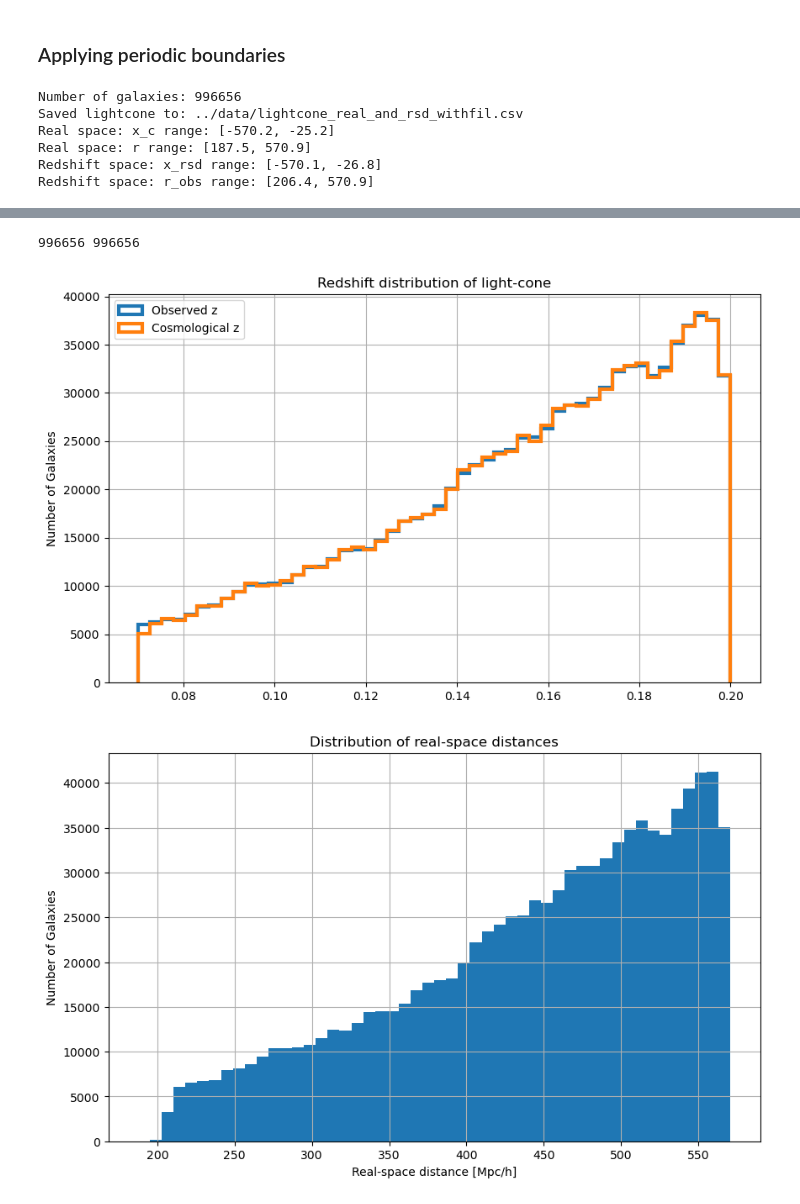
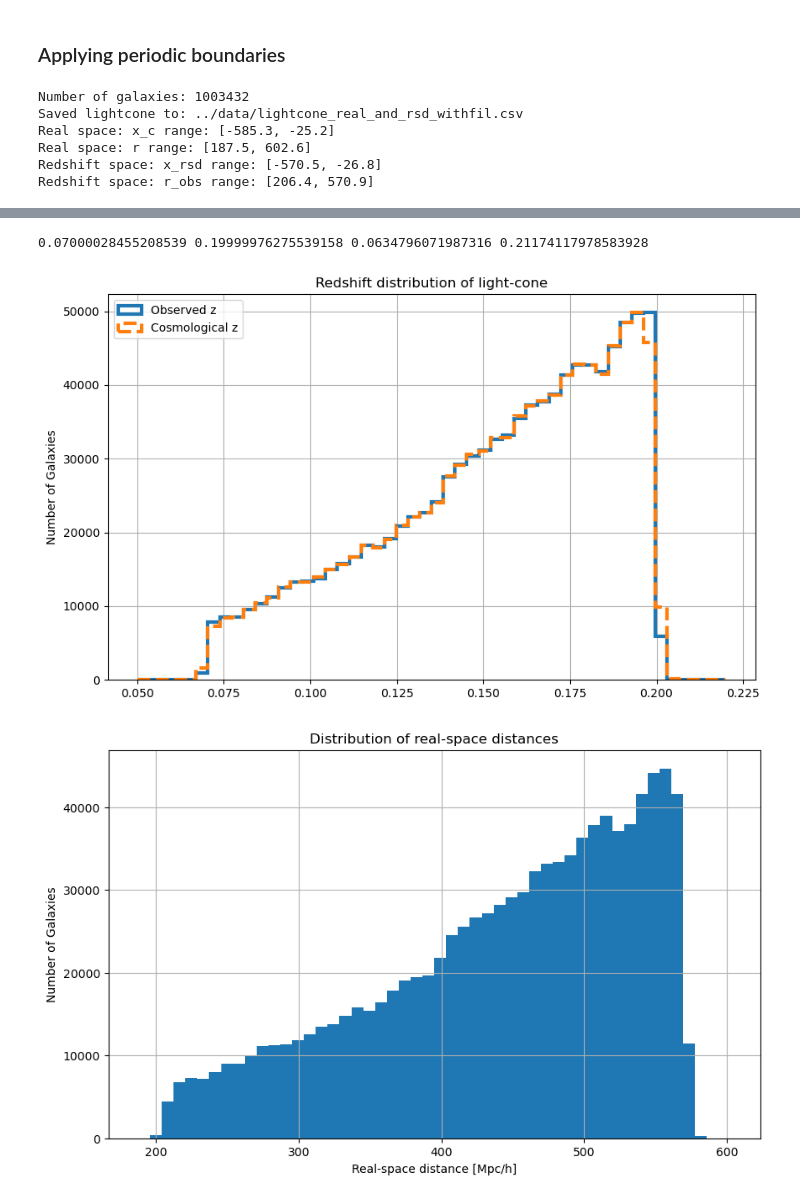
Before and after one commit to FedeDavilaKurban/filbao-md, a Jupyter notebook: lightcone_testing.ipynb, the cells around one changed output, grey strips where cells are left out. Drawn from its saved outputs; the diff is of its cells as text; code cells hidden in the pictures.

Commit message:
master code for lightcone/box analysis

```diff
--- a/lightcone_testing.ipynb
+++ b/lightcone_testing.ipynb
@@ -778,6 +778,7 @@ mask_pix = counts >= min_rand
 # 2. Process galaxy file in chunks with periodic tiling
 # ============================================================
 main_cols = ['x', 'y', 'z', 'vx', 'vy', 'vz', 'magstarsdssr']
+# Use int64 for ID to keep exact values
 dtype_main = {col: 'float32' for col in main_cols}
 
 df_fil = pd.read_csv("../data/mock_withfilament.csv", usecols=['dfil'])
@@ -796,7 +797,7 @@ r_to_z = interp1d(r_grid, z_grid, bounds_error=False, fill_value="extrapolate")
 c = 3e5  # km/s
 
 # Maximum distance to consider (from z=0.2, safe upper bound)
-z_max = 0.2
+z_max = 0.22
 R_max = cosmo.comoving_distance(z_max).value   # Mpc/h
 
 # Precompute all possible box shifts (only -1,0,1 because R_max < L)
@@ -868,8 +869,7 @@ for chunk in pd.read_csv("../data/to_mock.csv",
         z_flat = z_shifted.flatten()[flat_valid]
         r_flat = r.flatten()[flat_valid]
 
-        # Map each flat entry back to its original galaxy (for velocities, magnitudes, distances)
-        # Galaxy indices repeat every n_copies
+        # Map each flat entry back to its original galaxy (for velocities, magnitudes, distances, and ID)
         gal_idx = np.tile(np.arange(len(xc_b)), n_copies)[flat_valid]
         vx_flat = vx_b[gal_idx]
         vy_flat = vy_b[gal_idx]
@@ -899,6 +899,7 @@ for chunk in pd.read_csv("../data/to_mock.csv",
         if not np.any(mask_z_mag):
             continue
 
+        # Apply mask to all arrays
         x_flat = x_flat[mask_z_mag]
         y_flat = y_flat[mask_z_mag]
         z_flat = z_flat[mask_z_mag]
@@ -919,6 +920,7 @@ for chunk in pd.read_csv("../data/to_mock.csv",
         if not np.any(mask_ang):
             continue
 
+        # Apply angular mask
         x_flat = x_flat[mask_ang]
         y_flat = y_flat[mask_ang]
         z_flat = z_flat[mask_ang]
@@ -982,15 +984,16 @@ print(f"Saved lightcone to: {output_file}")
 
 # Diagnostics
 print("Real space: x_c range: [{:.1f}, {:.1f}]".format(out_df['x_real'].min(), out_df['x_real'].max()))
-print("Real space: r range: [{:.1f}, {:.1f}]".format(np.sqrt(out_df['x_real']**2+out_df['y_real']**2+out_df['z_real']**2).min(),
-                                                      np.sqrt(out_df['x_real']**2+out_df['y_real']**2+out_df['z_real']**2).max()))
+print("Real space: r range: [{:.1f}, {:.1f}]".format(
+    np.sqrt(out_df['x_real']**2+out_df['y_real']**2+out_df['z_real']**2).min(),
+    np.sqrt(out_df['x_real']**2+out_df['y_real']**2+out_df['z_real']**2).max()))
 print("Redshift space: x_rsd range: [{:.1f}, {:.1f}]".format(out_df['x_rsd'].min(), out_df['x_rsd'].max()))
-print("Redshift space: r_obs range: [{:.1f}, {:.1f}]".format(np.sqrt(out_df['x_rsd']**2+out_df['y_rsd']**2+out_df['z_rsd']**2).min(),
-                                                              np.sqrt(out_df['x_rsd']**2+out_df['y_rsd']**2+out_df['z_rsd']**2).max()))
-#print("v_los mean/std: ...")  # you'd need to keep v_los if desired
+print("Redshift space: r_obs range: [{:.1f}, {:.1f}]".format(
+    np.sqrt(out_df['x_rsd']**2+out_df['y_rsd']**2+out_df['z_rsd']**2).min(),
+    np.sqrt(out_df['x_rsd']**2+out_df['y_rsd']**2+out_df['z_rsd']**2).max()))
 
 # ============================================================
-# Plots
+# Plots (unchanged)
 # ============================================================
 import matplotlib.pyplot as plt
 import numpy as np
@@ -1000,22 +1003,24 @@ plt.figure(figsize=(10,6))
 plt.scatter(out_df['ra_deg'], out_df['dec_deg'], s=1, alpha=0.5)
 plt.title("Light-cone sky projection (RA/Dec)")
 plt.grid(True)
+plt.savefig('../plots/lightcone_ra_dec.png', dpi=100)
 plt.show()
 
 # Redshift distribution
-print(len(out_df['z_obs']), len(out_df['z_cosmo']))
 plt.figure(figsize=(10,6))
-bins = np.linspace(0.07, 0.2, 51)
+bins = np.linspace(0.05, 0.22, 51)
+print(min(out_df['z_obs']), max(out_df['z_obs']), min(out_df['z_cosmo']), max(out_df['z_cosmo']))
 plt.hist(out_df['z_obs'], bins=bins, histtype='step', lw=3, label='Observed z')
-plt.hist(out_df['z_cosmo'], bins=bins, histtype='step', lw=3, label='Cosmological z')
+plt.hist(out_df['z_cosmo'], bins=bins, histtype='step', lw=3, ls='--', label='Cosmological z')
 plt.ylabel("Number of Galaxies")
 plt.legend()
 plt.title("Redshift distribution of light-cone")
 plt.grid(True)
+plt.savefig('../plots/lightcone_redshift_distribution.png', dpi=100)
 plt.show()
 
-# R_real hist
-# Check for artificial tiling artifacts
+# Real-space distance distribution
+r_real = np.sqrt(out_df['x_real']**2 + out_df['y_real']**2 + out_df['z_real']**2)
 plt.figure(figsize=(10,6))
 plt.hist(r_real, bins=50)
 plt.xlabel("Real-space distance [Mpc/h]")
@@ -1024,61 +1029,49 @@ plt.title("Distribution of real-space distances")
 plt.grid(True)
 plt.show()
 
-
-# Compute real-space and redshift-space distances
-r_real = np.sqrt(out_df['x_real']**2 + out_df['y_real']**2 + out_df['z_real']**2)
-r_obs  = np.sqrt(out_df['x_rsd']**2 + out_df['y_rsd']**2 + out_df['z_rsd']**2)
-
-# Subsample for speed
+# Wedge plots (unchanged)
+r_obs = np.sqrt(out_df['x_rsd']**2 + out_df['y_rsd']**2 + out_df['z_rsd']**2)
 N_plot = min(5_000_000, len(out_df))
 idx = np.random.choice(len(out_df), size=N_plot, replace=False)
 
-# Transverse coordinate (X)
 x_trans_real = out_df['x_real'].values[idx]
 x_trans_rsd  = out_df['x_rsd'].values[idx]
-
-# LOS distances
 r_los_real = r_real.values[idx]
 r_los_rsd  = r_obs.values[idx]
 
-# 2D histogram parameters
 bins_x = 150
 bins_y = 150
 vmin = None
 vmax = None
 
-# Plotting
 fig, axes = plt.subplots(1, 2, figsize=(14,6), sharey=True)
 
-# Real-space density
 h0 = axes[0].hist2d(x_trans_real, r_los_real, bins=[bins_x, bins_y],
                      cmap='Blues', density=True, vmin=vmin, vmax=vmax)
 axes[0].set_xlabel("X [Mpc/h]")
 axes[0].set_ylabel("LOS distance [Mpc/h]")
 axes[0].set_title("Real-space projection")
 
-# Redshift-space density
 h1 = axes[1].hist2d(x_trans_rsd, r_los_rsd, bins=[bins_x, bins_y],
                      cmap='Blues', density=True, vmin=vmin, vmax=vmax)
 axes[1].set_xlabel("X [Mpc/h]")
 axes[1].set_title("Redshift-space projection")
 
-# Colorbars
 fig.colorbar(h0[3], ax=axes[0], label="Density")
 fig.colorbar(h1[3], ax=axes[1], label="Density")
 
 plt.suptitle("Light-cone wedge plots (2D histogram)")
 plt.tight_layout()
 plt.savefig("../plots/lightcone_wedge_plots.png", dpi=100)
 plt.show()
 # %% [output]
-Number of galaxies: 996656
+Number of galaxies: 1003432
 Saved lightcone to: ../data/lightcone_real_and_rsd_withfil.csv
-Real space: x_c range: [-570.2, -25.2]
-Real space: r range: [187.5, 570.9]
-Redshift space: x_rsd range: [-570.1, -26.8]
+Real space: x_c range: [-585.3, -25.2]
+Real space: r range: [187.5, 602.6]
+Redshift space: x_rsd range: [-570.5, -26.8]
 Redshift space: r_obs range: [206.4, 570.9]
 [figure]
-996656 996656
+0.07000028455208539 0.19999976275539158 0.0634796071987316 0.21174117978583928
-[figure, old version]
+[figure, new version]
-[figure, old version]
+[figure, new version]
```
Also changed, not shown: parts of 1 cell of this notebook, 4 other files.
